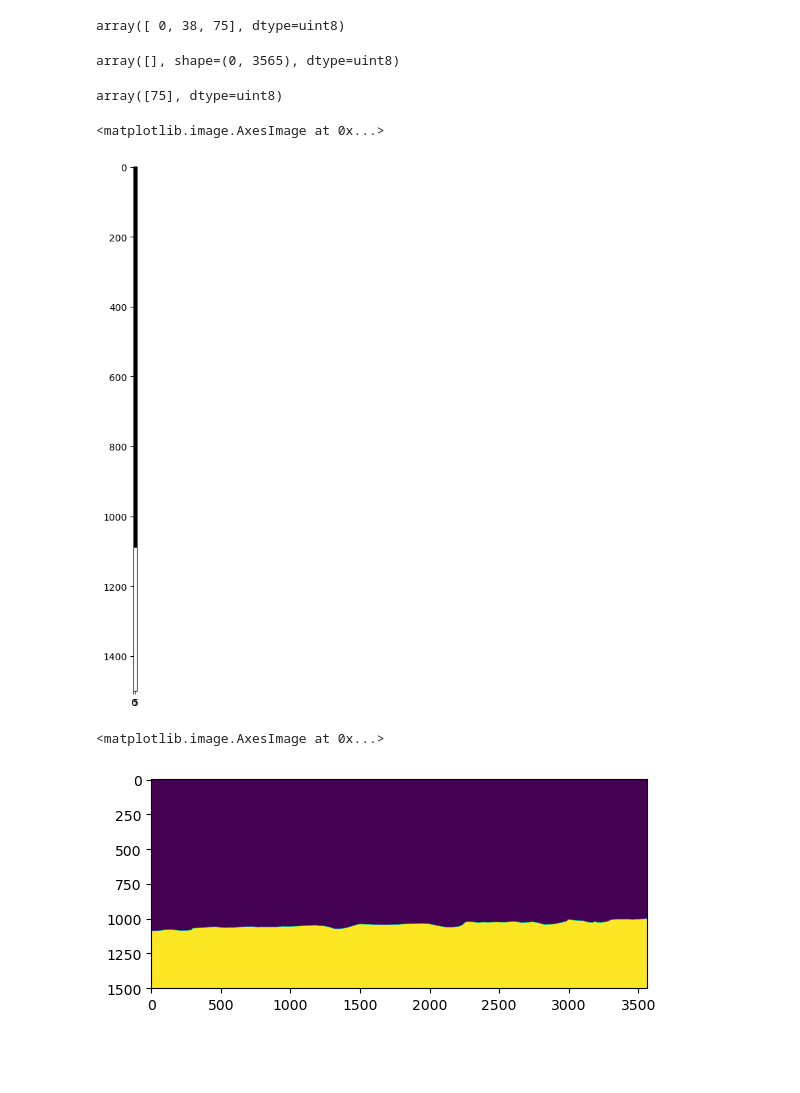
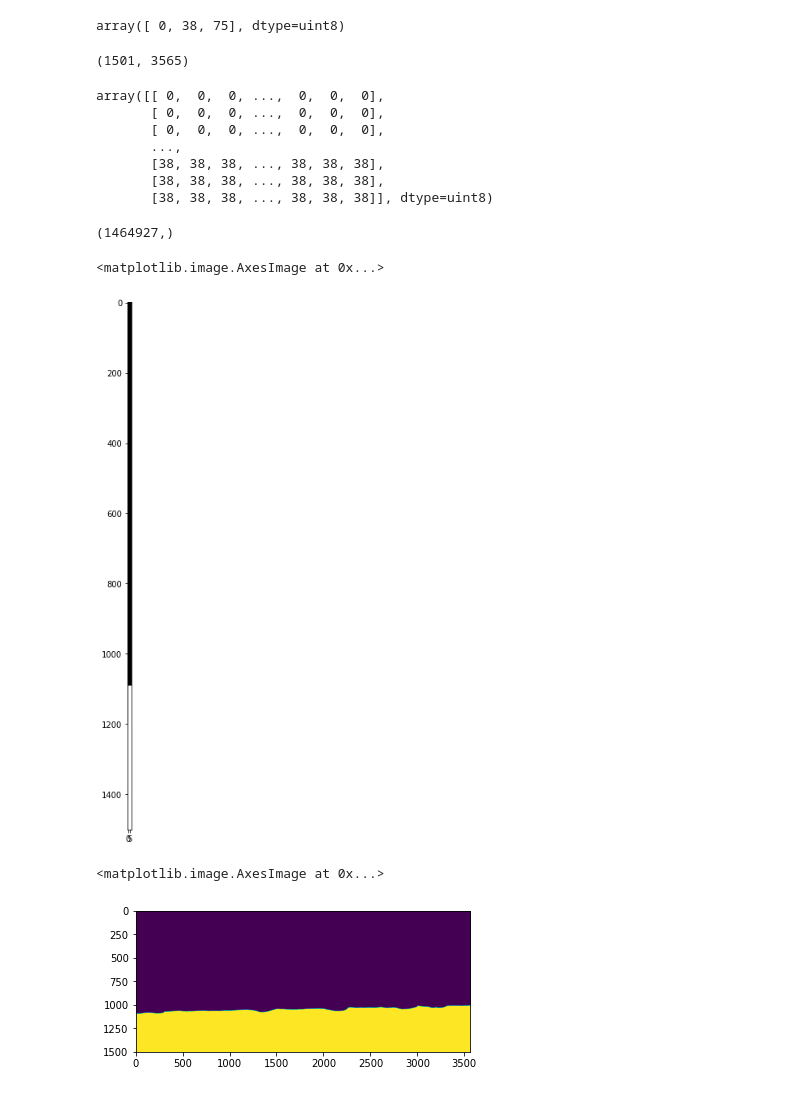
Before and after one commit to arshanabbas/Code-FabianTask3, a Jupyter notebook: test.ipynb, the cells around one changed output. Saved outputs shown, nothing was run; the diff lists cells and outputs as text; code cells hidden in the pictures; blank space fills up the shorter version.

```diff
--- a/test.ipynb
+++ b/test.ipynb
@@ -10 +8,4 @@ image_array = np.array(image_original)
+# %%
+# Load the image
+image_original = cv2.imread("C:/Users/arsha/Downloads/script-20230927T143515Z-001/script/Welle_1_Spur_1_0.png")  # Replace with the path to your image
 # %%
@@ -36,20 +300,30 @@ image.shape
 np.unique(image)
 # %% [output]
 array([ 0, 38, 75], dtype=uint8)
+# %%
+image.shape
+# %% [output]
+(1501, 3565)
 # %%
-image[1:1]
+image
 # %% [output]
-array([], shape=(0, 3565), dtype=uint8)
+array([[ 0,  0,  0, ...,  0,  0,  0],
+       [ 0,  0,  0, ...,  0,  0,  0],
+       [ 0,  0,  0, ...,  0,  0,  0],
+       ...,
+       [38, 38, 38, ..., 38, 38, 38],
+       [38, 38, 38, ..., 38, 38, 38],
+       [38, 38, 38, ..., 38, 38, 38]], dtype=uint8)
 # %%
 image_bottom = image[image == 75]
-# %%
-np.unique(image_bottom)
-# %% [output]
-array([75], dtype=uint8)
+# %%
+image_bottom.shape
+# %% [output]
+(1464927,)
 # %%
-fig = plt.figure(figsize=(10, 10)) #Adjust as needed
+fig = plt.figure(figsize=(16, 12))  # Adjust the numbers as needed
 plt.imshow((image == 38)[:,:10], cmap='gray')
 # %% [output]
 <matplotlib.image.AxesImage at 0x...>
-[figure, old version]
+[figure, new version]
 # %%
@@ -58,5 +332,5 @@ bottom_image = image ==  38
 plt.imshow(bottom_image)
 # %% [output]
 <matplotlib.image.AxesImage at 0x...>
-[figure, old version]
+[figure, new version]
 # %%
```
Also changed, not shown: parts of 56 cells of this notebook.
